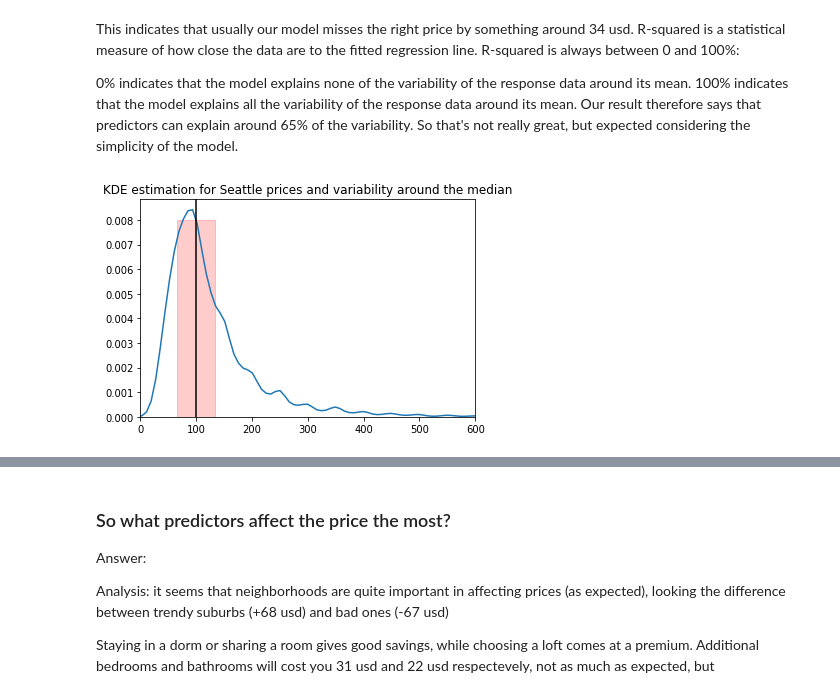
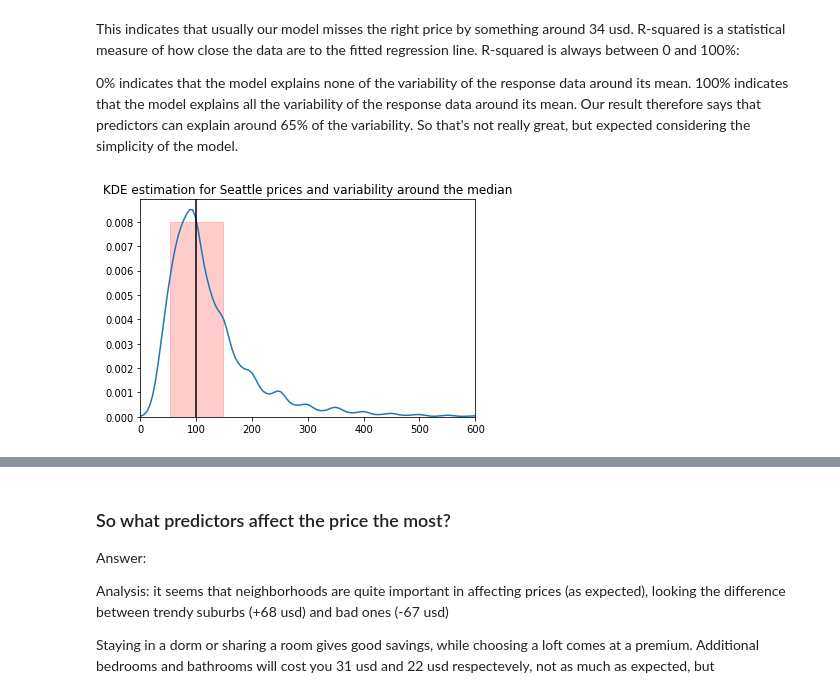
Before and after one commit to santamm/Boston-Seattle-Airbnb-Analysis, a Jupyter notebook: price_prediction_analysis.ipynb, the cells around one changed output, grey strips where cells are left out. Cells and saved outputs as stored; diff of their text form; code cells hidden in the pictures.

Commit message:
feat: Changed Imputing strategy from median to KNN, Linear Regression

```diff
--- a/price_prediction_analysis.ipynb
+++ b/price_prediction_analysis.ipynb
@@ -110,7 +119,3 @@ bedrooms                       6.0
 beds                           1.0
 review_scores_rating         647.0
 dtype: float64
-# %%
-# Considering the type of attributes like bathrooms, bedrooms, beds, anc counts the median is better than the mean (as it must be an integer)
-for col in df.columns[df.isnull().any()]:
-    df[col] = df[col].fillna(df[col].median())
@@ -117,3 +182,10 @@ for col in df.columns[df.isnull().any()]:
+# %%
+knn_columns = ['beds','bedrooms']
+lr_columns = ['review_scores_rating', 'bathrooms']
+med_columns = ['host_listings_count','host_total_listings_count']
+# %%
+# Imputing finally
+df=pd.concat([df.id, impute_nulls(df.drop('id',axis=1), med_columns, knn_columns, lr_columns)], axis=1)
 # %%
 # Analyzing: Outliers
 # Outliers need to be handled as they can affect linear regression badly
@@ -156,22 +228,27 @@ def listings_preprocessing(listings):
     df.drop(['review_scores_accuracy','review_scores_checkin','review_scores_cleanliness',
             'review_scores_checkin','review_scores_communication','review_scores_location','review_scores_value',
             'reviews_per_month'], axis=1, inplace=True)
+
+    # converting the price from string with $ to float
     df['price'] = listings['price'].apply(fix_price)
+
+    # Binary Categorical Columns with T/F values
+    for tf_feature in ['host_is_superhost', 'host_identity_verified', 'host_has_profile_pic',
+                   'is_location_exact', 'requires_license', 'instant_bookable',
+                   'require_guest_profile_picture', 'require_guest_phone_verification']:
+        df[tf_feature] = listings[tf_feature].map(lambda s: False if s == "f" else True)
+
     # One-hot encoding of categorical fetures
     for categorical_feature in ['neighbourhood_cleansed', 'property_type', 'room_type', 'bed_type']:
         df = pd.concat([df, pd.get_dummies(listings[categorical_feature])], axis=1)
     # Amenities column
     listings.amenities = listings.amenities.str.replace("[{}\"]", "")
-    df = pd.concat([df, listings.amenities.str.get_dummies(sep = ",")])
-    # True/False variables
-    for tf_feature in ['host_is_superhost', 'host_identity_verified', 'host_has_profile_pic',
-                   'is_location_exact', 'requires_license', 'instant_bookable',
-                   'require_guest_profile_picture', 'require_guest_phone_verification']:
-        df[tf_feature] = listings[tf_feature].map(lambda s: False if s == "f" else True)
+    df = pd.concat([df, listings.amenities.str.get_dummies(sep = ",")], axis=1)
+    print(df.shape)
 
-    # Imputing median to fill null values in mumerical columns
-    for col in df.columns[df.isnull().any()]:
-        df[col] = df[col].fillna(df[col].median())
+    # Imputing null values
+    df=pd.concat([df.id, impute_nulls(df.drop('id',axis=1), med_columns, knn_columns, lr_columns)], axis=1)
+
     #Removing outliers in price column as they may affect linear regression
     df = df[df['price'] <=600]
 
@@ -226,17 +299,17 @@ So that's not really great, but expected considering the simplicity of the model
 # %%
 # Visualizing : Showing  prices variabilkity around the median
 import matplotlib.patches as patches
 
-Y = df_seattle.price
+y = df_seattle.price
 ax = sns.kdeplot(y, legend=False)
 ax.set_xlim([0, 600])
 plt.axvline(y.median(), c='black')
 ax.add_patch(patches.Rectangle((y.median() - s_rmse, 0), 2*s_rmse, 0.008,
                       color='r', alpha=0.2)
 )
 plt.title('KDE estimation for Seattle prices and variability around the median');
 # %% [output]
-[figure, old version]
+[figure, new version]
 # %%
 # Visuaizing coefficients
 #So that's not really great, but expected considering the simplicity of the model
```
Also changed, not shown: parts of 17 cells of this notebook.
